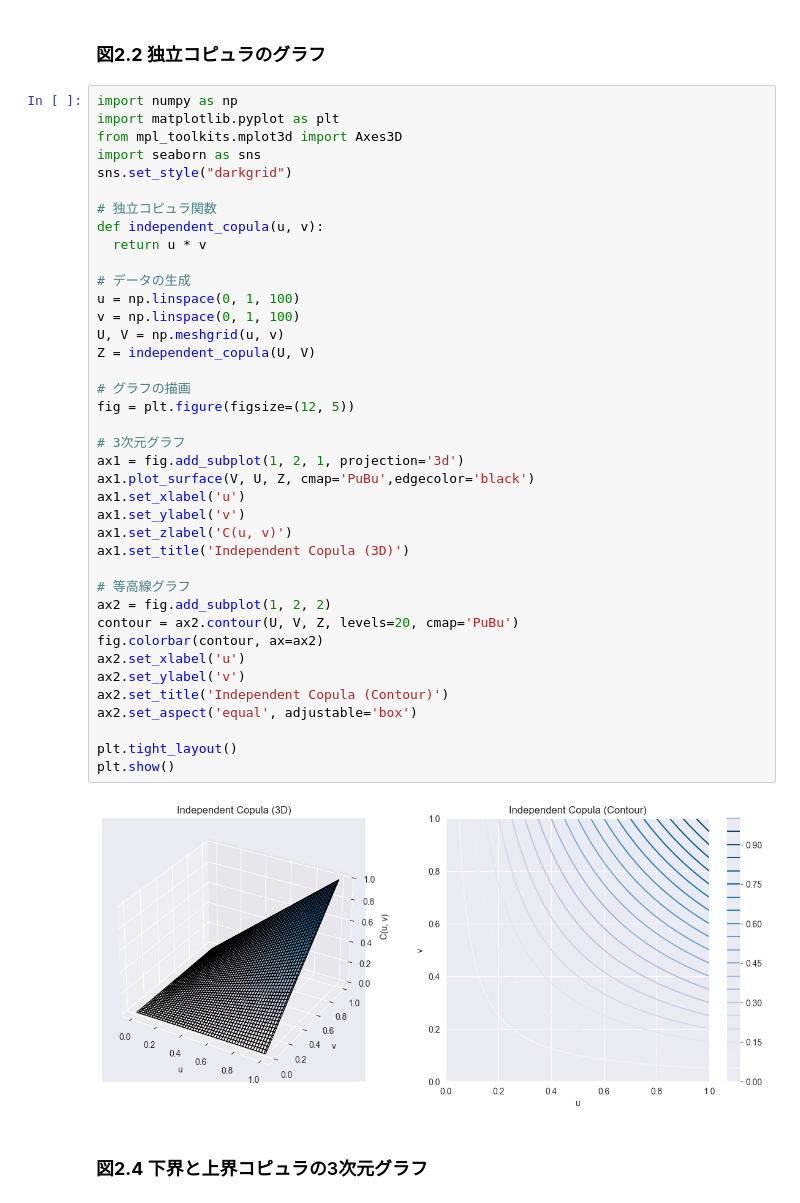
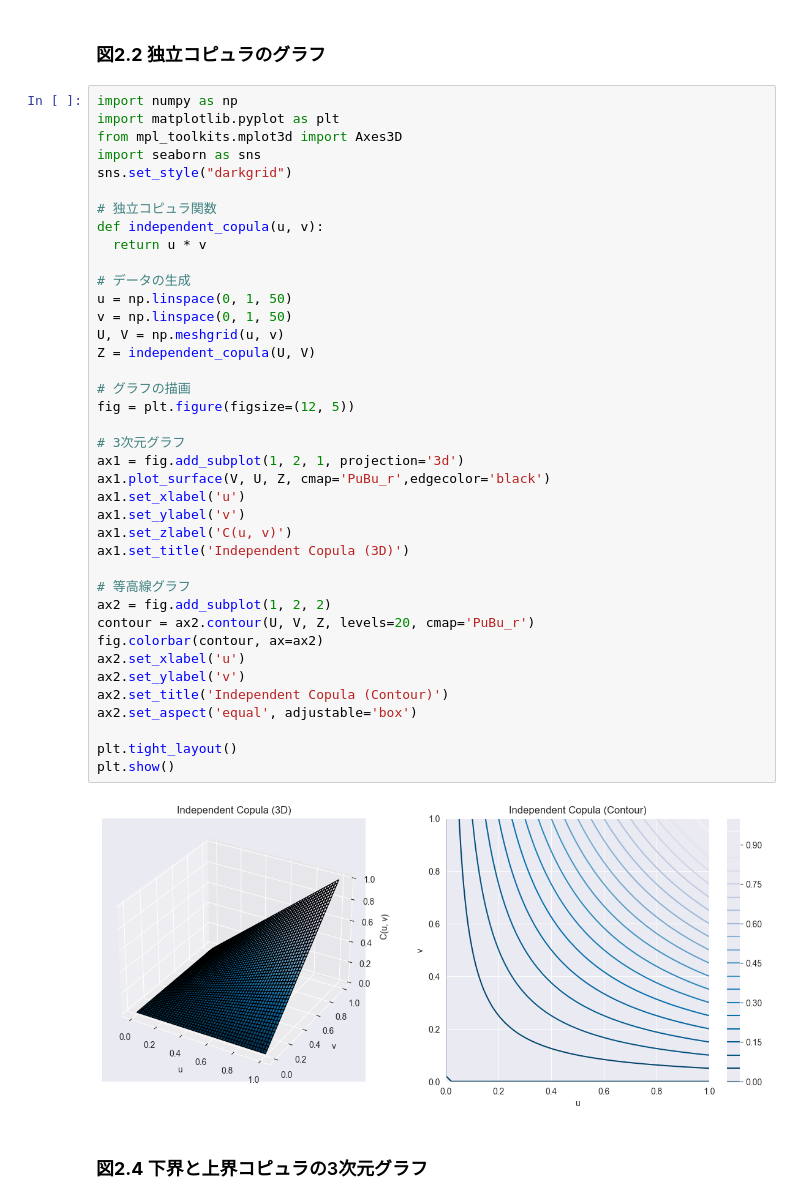
Before and after one commit to sternbow/basic_copula_theory, a Jupyter notebook: Chapter02.ipynb, the cells around one changed output. Cells and saved outputs as stored; diff of their text form.

```diff
--- a/Chapter02.ipynb
+++ b/Chapter02.ipynb
@@ -11,38 +11,38 @@ sns.set_style("darkgrid")
 
 # 独立コピュラ関数
 def independent_copula(u, v):
   return u * v
 
 # データの生成
-u = np.linspace(0, 1, 100)
-v = np.linspace(0, 1, 100)
+u = np.linspace(0, 1, 50)
+v = np.linspace(0, 1, 50)
 U, V = np.meshgrid(u, v)
 Z = independent_copula(U, V)
 
 # グラフの描画
 fig = plt.figure(figsize=(12, 5))
 
 # 3次元グラフ
 ax1 = fig.add_subplot(1, 2, 1, projection='3d')
-ax1.plot_surface(V, U, Z, cmap='PuBu',edgecolor='black')
+ax1.plot_surface(V, U, Z, cmap='PuBu_r',edgecolor='black')
 ax1.set_xlabel('u')
 ax1.set_ylabel('v')
 ax1.set_zlabel('C(u, v)')
 ax1.set_title('Independent Copula (3D)')
 
 # 等高線グラフ
 ax2 = fig.add_subplot(1, 2, 2)
-contour = ax2.contour(U, V, Z, levels=20, cmap='PuBu')
+contour = ax2.contour(U, V, Z, levels=20, cmap='PuBu_r')
 fig.colorbar(contour, ax=ax2)
 ax2.set_xlabel('u')
 ax2.set_ylabel('v')
 ax2.set_title('Independent Copula (Contour)')
 ax2.set_aspect('equal', adjustable='box')
 
 plt.tight_layout()
 plt.show()
 # %% [output]
-[figure, old version]
+[figure, new version]
 # %% [markdown]
 ### **図2.4** 下界と上界コピュラの3次元グラフ
 # %%
```
Also changed, not shown: parts of 1 cell of this notebook, 2 other files.
